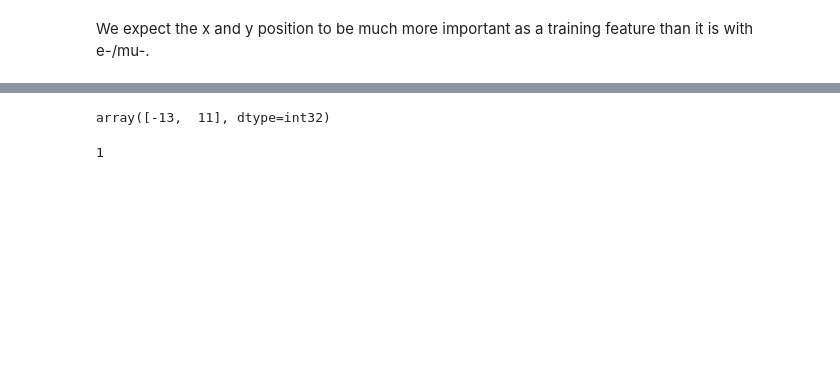
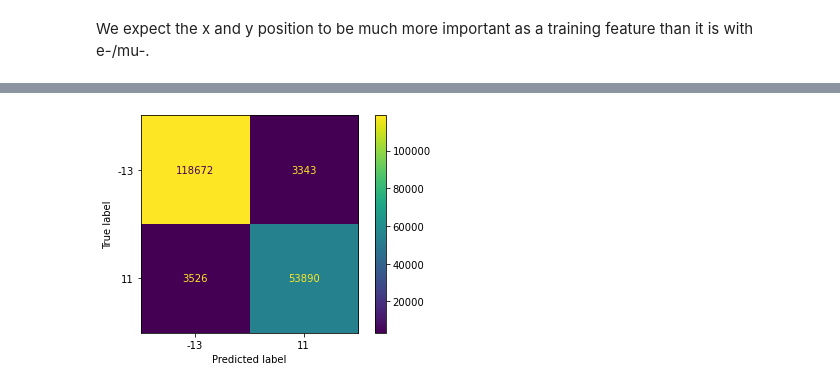
Before and after one commit to Lewis-Wolf/ML, a Jupyter notebook: mup_elebdt.ipynb, the cells around one changed output, grey strips where cells are left out. Saved outputs shown, nothing was run; the diff lists cells and outputs as text; code cells hidden in the pictures; blank space fills up the shorter version.

```diff
--- a/mup_elebdt.ipynb
+++ b/mup_elebdt.ipynb
@@ -317,9 +233,9 @@ plt.yscale('log')
-# %%
-A.classes_
-# %% [output]
-array([-13,  11], dtype=int32)
-# %%
-A.n_outputs_
-# %% [output]
-1
+# %%
+#create and plot the confusion matrix for the normal decision tree
+clf_cmatrix = sklearn.metrics.confusion_matrix(Y_test, clf_pred, labels=clf.classes_)
+display = sklearn.metrics.ConfusionMatrixDisplay(clf_cmatrix, display_labels=clf.classes_)
+display.plot()
+plt.show()
+# %% [output]
+[figure, added]
 # %%
```
Also changed, not shown: parts of 35 cells of this notebook, 2 other files.
